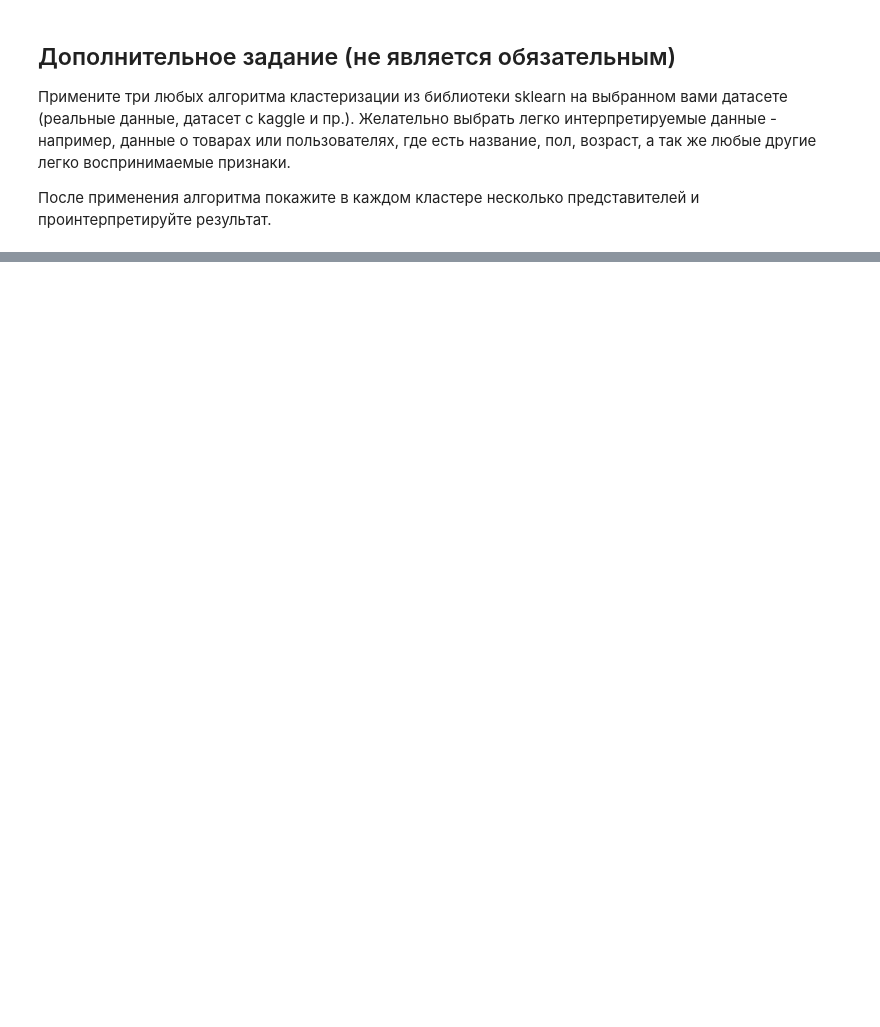
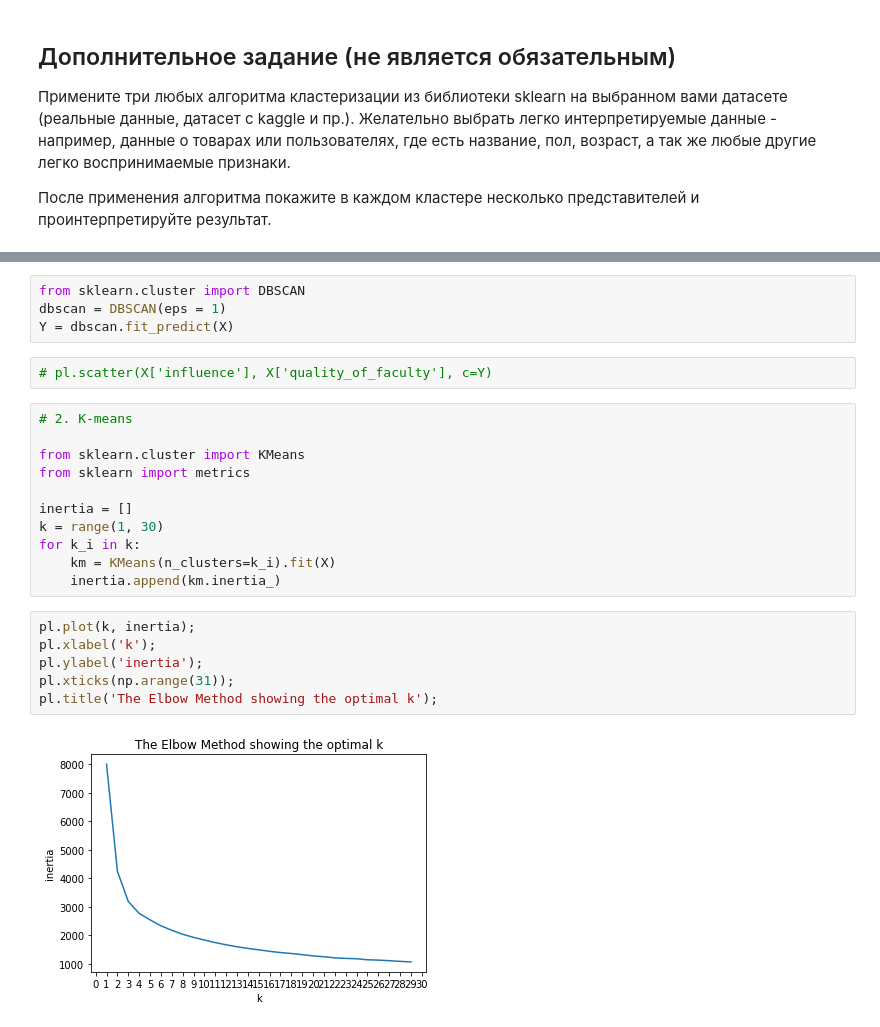
Before and after one commit to mmariyavyatkina/otus_course, a Jupyter notebook: Module 2/HW2/homework-clustering.ipynb, the cells around one changed output, grey strips where cells are left out. Saved outputs shown, nothing was run; the diff lists cells and outputs as text; blank space fills up the shorter version.

```diff
--- a/Module 2/HW2/homework-clustering.ipynb
+++ b/Module 2/HW2/homework-clustering.ipynb
@@ -304,0 +421,25 @@ plt.show()
+# %%
+from sklearn.cluster import DBSCAN
+dbscan = DBSCAN(eps = 1)
+Y = dbscan.fit_predict(X)
+# %%
+# pl.scatter(X['influence'], X['quality_of_faculty'], c=Y)
+# %%
+# 2. K-means
+
+from sklearn.cluster import KMeans
+from sklearn import metrics
+
+inertia = []
+k = range(1, 30)
+for k_i in k:
+    km = KMeans(n_clusters=k_i).fit(X)
+    inertia.append(km.inertia_)
+# %%
+pl.plot(k, inertia);
+pl.xlabel('k');
+pl.ylabel('inertia');
+pl.xticks(np.arange(31));
+pl.title('The Elbow Method showing the optimal k');
+# %% [output]
+[figure, added]
```
Also changed, not shown: parts of 27 cells of this notebook, 5 other files.
